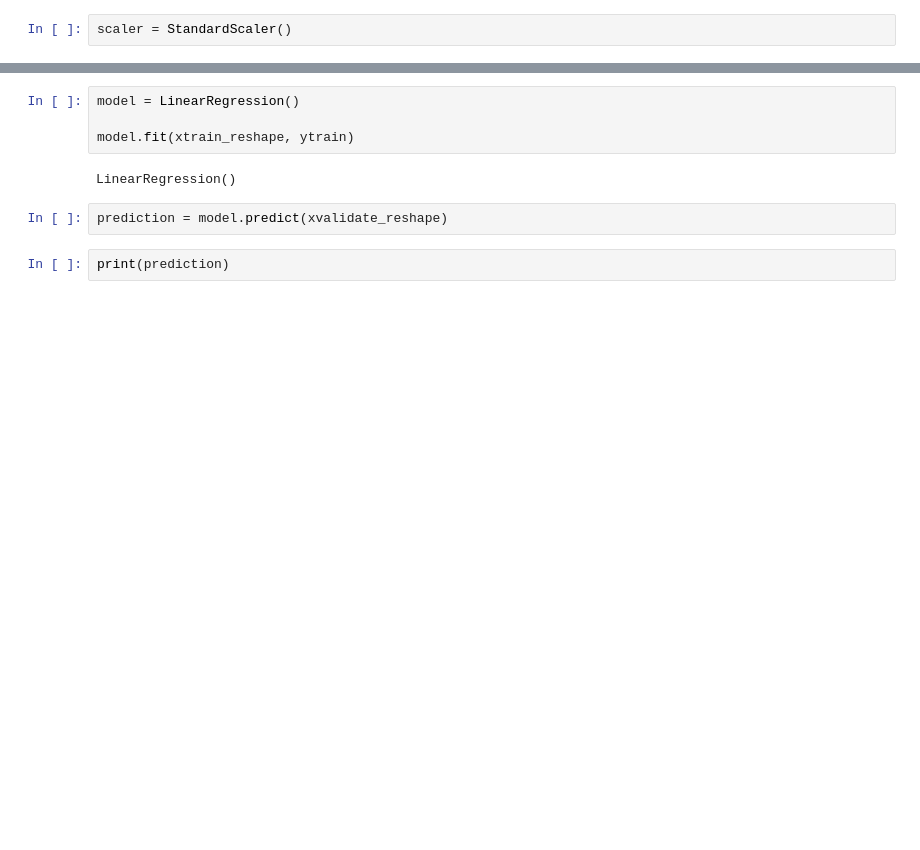
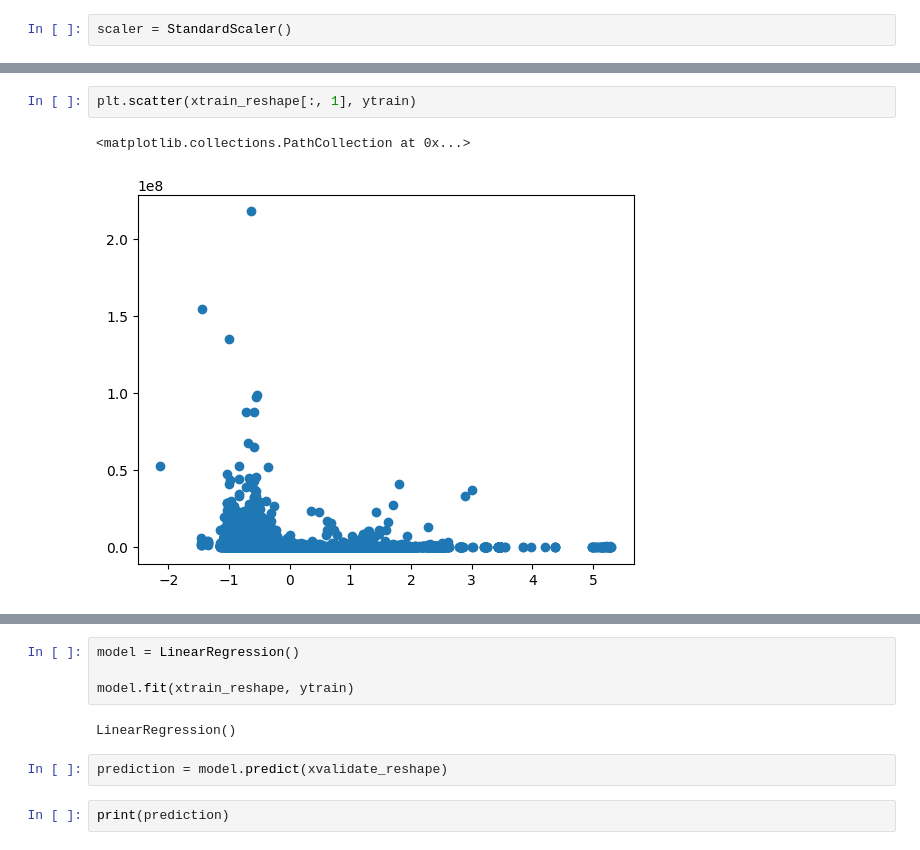
Before and after one commit to PR7175Z/Machine-Learning, a Jupyter notebook: nycpropertyprediction/model.ipynb, the cells around one changed output, grey strips where cells are left out. Saved outputs shown, nothing was run; the diff lists cells and outputs as text; blank space fills up the shorter version.

```diff
--- a/nycpropertyprediction/model.ipynb
+++ b/nycpropertyprediction/model.ipynb
@@ -145,0 +135,5 @@ array([[-1.12219597, -0.19522355, -0.128259  , ...,  0.54625777,
+# %%
+plt.scatter(xtrain_reshape[:, 1], ytrain)
+# %% [output]
+<matplotlib.collections.PathCollection at 0x...>
+[figure, added]
```
Also changed, not shown: parts of 12 cells of this notebook.
